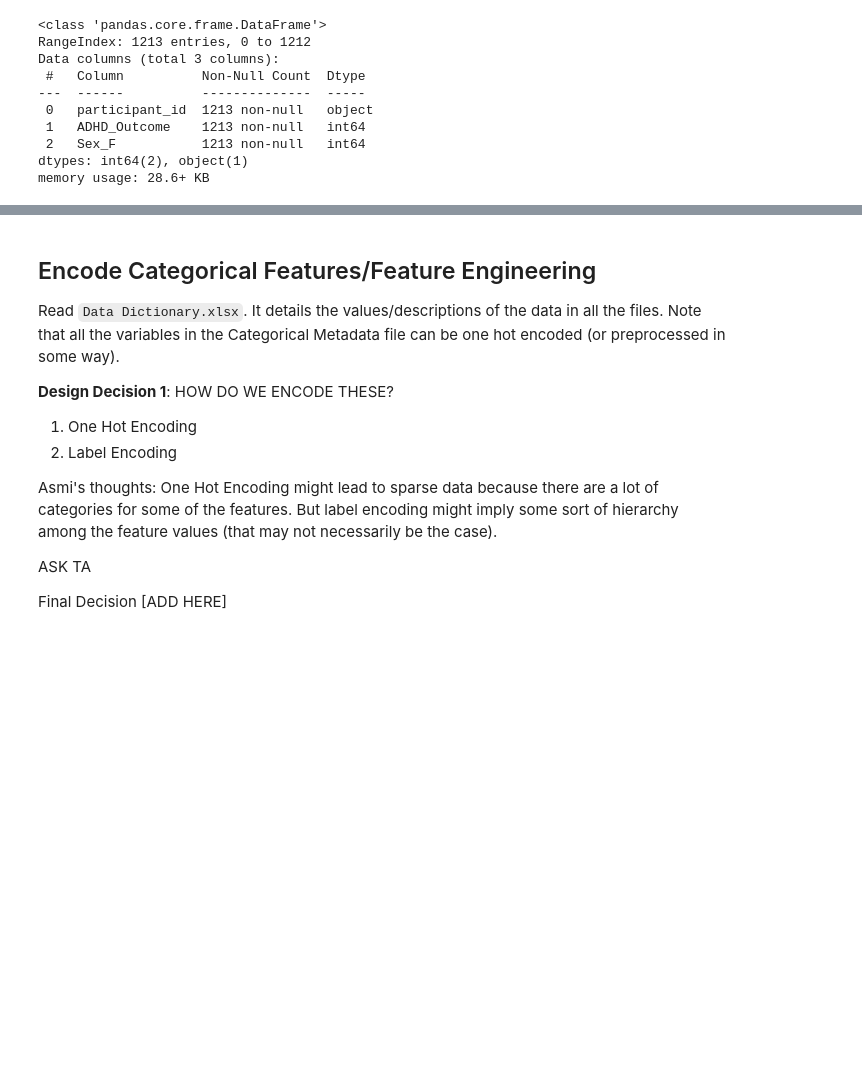
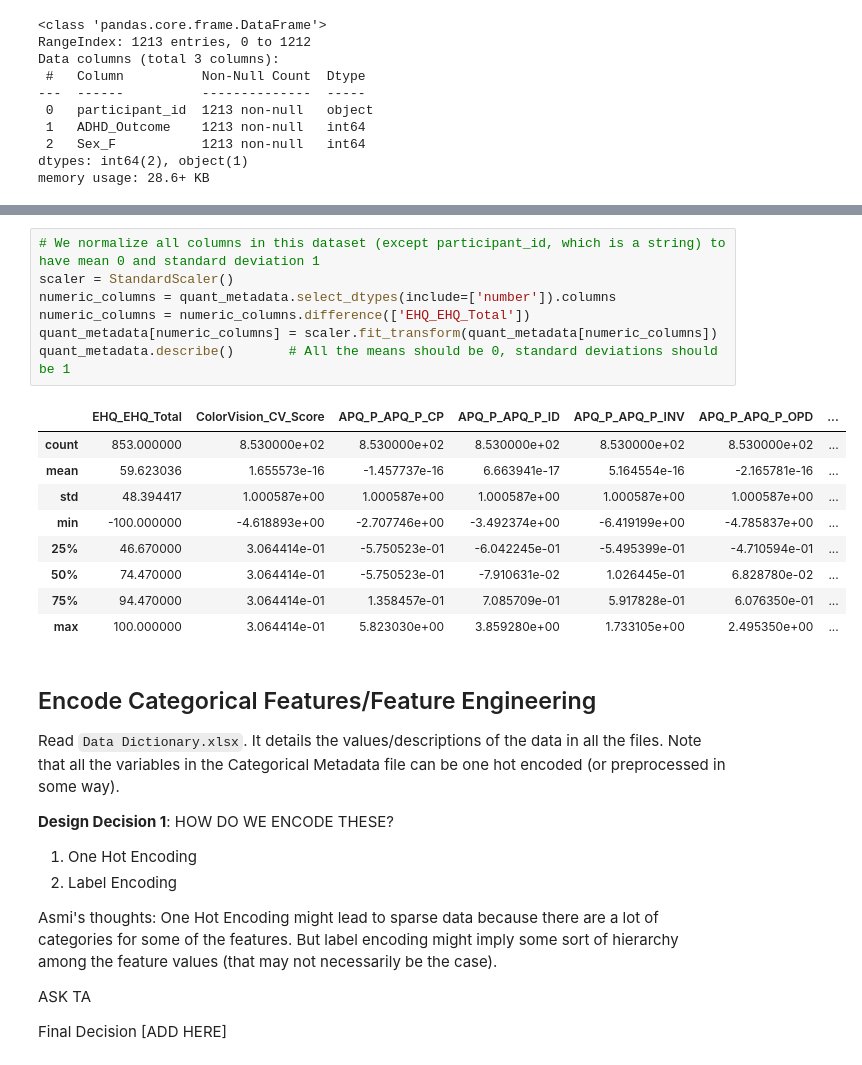
Before and after one commit to asmik12/bttai_wids_team4, a Jupyter notebook: data_preprocessing.ipynb, the cells around one changed output, grey strips where cells are left out. Drawn from its saved outputs; the diff is of its cells as text; blank space fills up the shorter version.

```diff
--- a/data_preprocessing.ipynb
+++ b/data_preprocessing.ipynb
@@ -119,3 +239,20 @@ All of the datasets have non null data for 1213 examples (in the training data).
+# %%
+# We normalize all columns in this dataset (except participant_id, which is a string) to have mean 0 and standard deviation 1
+scaler = StandardScaler()
+numeric_columns = quant_metadata.select_dtypes(include=['number']).columns
+numeric_columns = numeric_columns.difference(['EHQ_EHQ_Total'])
+quant_metadata[numeric_columns] = scaler.fit_transform(quant_metadata[numeric_columns])
+quant_metadata.describe()       # All the means should be 0, standard deviations should be 1
+# %% [output]
+|  | EHQ_EHQ_Total | ColorVision_CV_Score | APQ_P_APQ_P_CP | APQ_P_APQ_P_ID | APQ_P_APQ_P_INV | APQ_P_APQ_P_OPD | ... |
+| count | 853.000000 | 8.530000e+02 | 8.530000e+02 | 8.530000e+02 | 8.530000e+02 | 8.530000e+02 | ... |
+| mean | 59.623036 | 1.655573e-16 | -1.457737e-16 | 6.663941e-17 | 5.164554e-16 | -2.165781e-16 | ... |
+| std | 48.394417 | 1.000587e+00 | 1.000587e+00 | 1.000587e+00 | 1.000587e+00 | 1.000587e+00 | ... |
+| min | -100.000000 | -4.618893e+00 | -2.707746e+00 | -3.492374e+00 | -6.419199e+00 | -4.785837e+00 | ... |
+| 25% | 46.670000 | 3.064414e-01 | -5.750523e-01 | -6.042245e-01 | -5.495399e-01 | -4.710594e-01 | ... |
+| 50% | 74.470000 | 3.064414e-01 | -5.750523e-01 | -7.910631e-02 | 1.026445e-01 | 6.828780e-02 | ... |
+| 75% | 94.470000 | 3.064414e-01 | 1.358457e-01 | 7.085709e-01 | 5.917828e-01 | 6.076350e-01 | ... |
+| max | 100.000000 | 3.064414e-01 | 5.823030e+00 | 3.859280e+00 | 1.733105e+00 | 2.495350e+00 | ... |
 # %% [markdown]
 ## Encode Categorical Features/Feature Engineering
 
```
Also changed, not shown: parts of 21 cells of this notebook, 1 other file.
